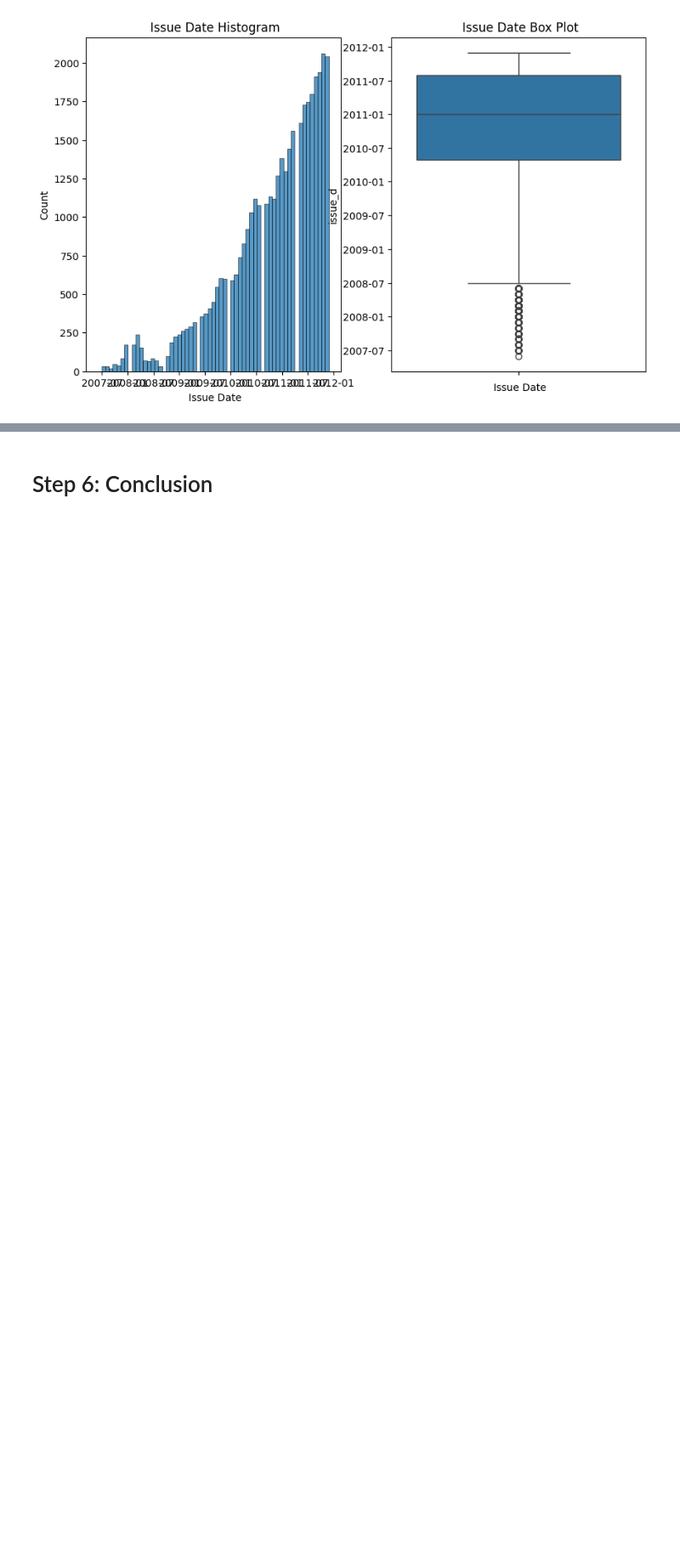
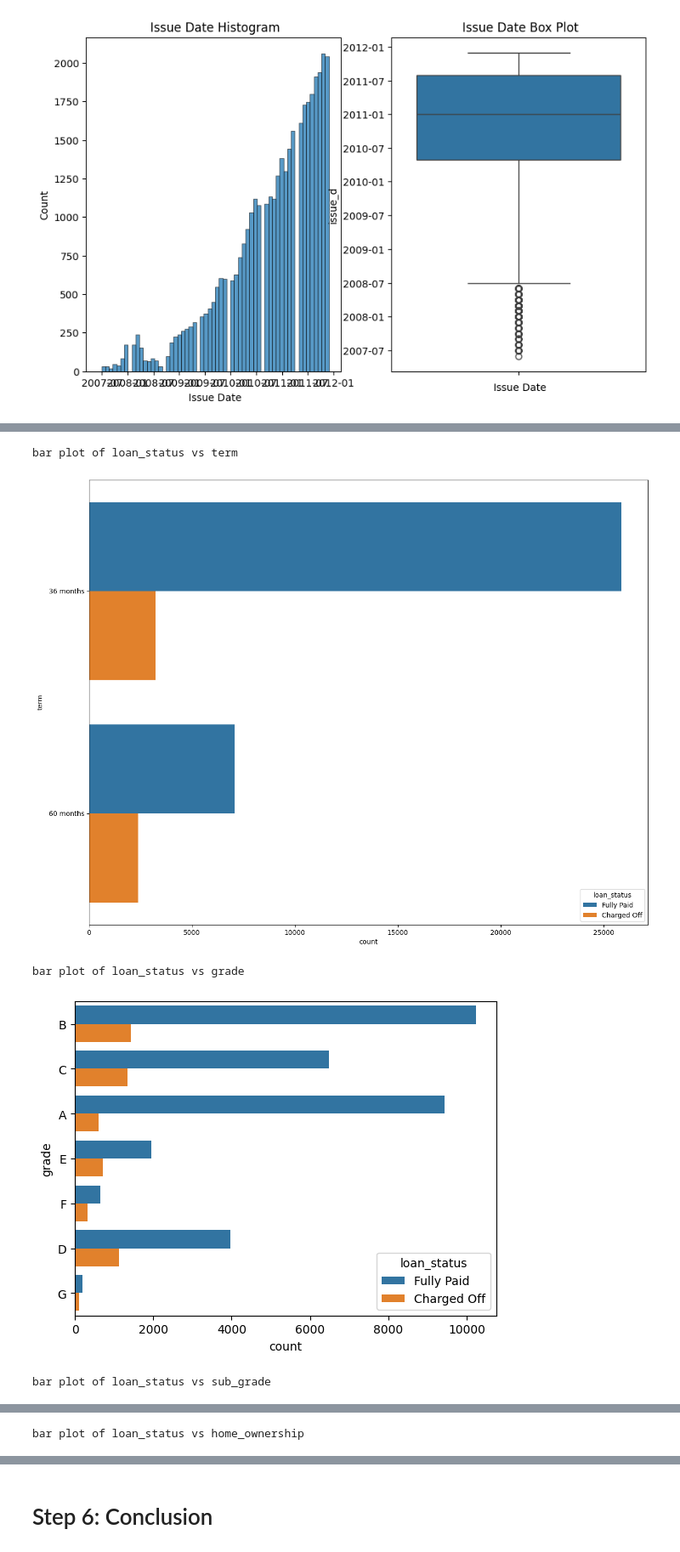
Before and after one commit to balu337/LendingClubRepo, a Jupyter notebook: LC_v1.ipynb, the cells around one changed output, grey strips where cells are left out. Shown at 85% size. Saved outputs shown, nothing was run; the diff lists cells and outputs as text; code cells hidden in the pictures; blank space fills up the shorter version.

```diff
--- a/LC_v1.ipynb
+++ b/LC_v1.ipynb
@@ -1134,0 +705,13 @@ Commiting at 12.10
+# %%
+# For categorical vs categorical variables: Plot stacked bar plot
+plt.figure(figsize=(15,12))
+for col in cat_cols:
+    print("bar plot of loan_status vs",col)
+    sns.countplot(y=df1[col],hue=df1['loan_status'])
+    plt.show()
+# %% [output]
+bar plot of loan_status vs term
+[figure, added]
+bar plot of loan_status vs grade
+[figure, added]
+bar plot of loan_status vs sub_grade
@@ -1134,0 +719 @@ Commiting at 12.10
+bar plot of loan_status vs home_ownership
```
Also changed, not shown: parts of 101 cells of this notebook.
